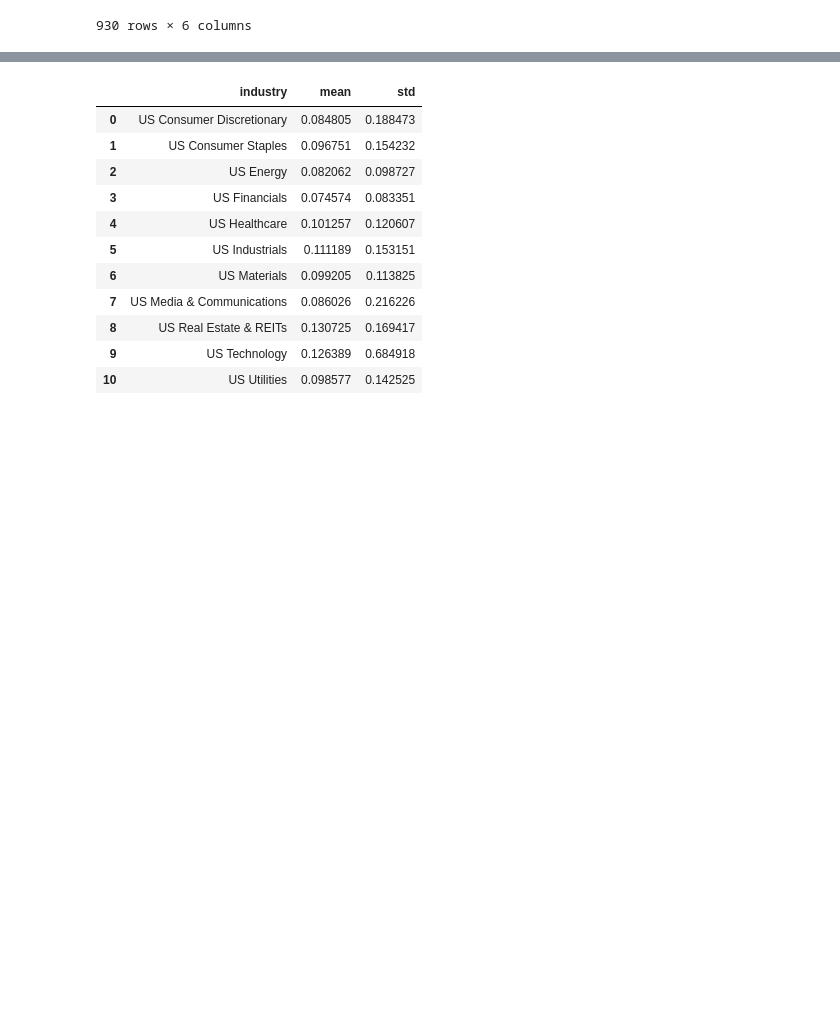
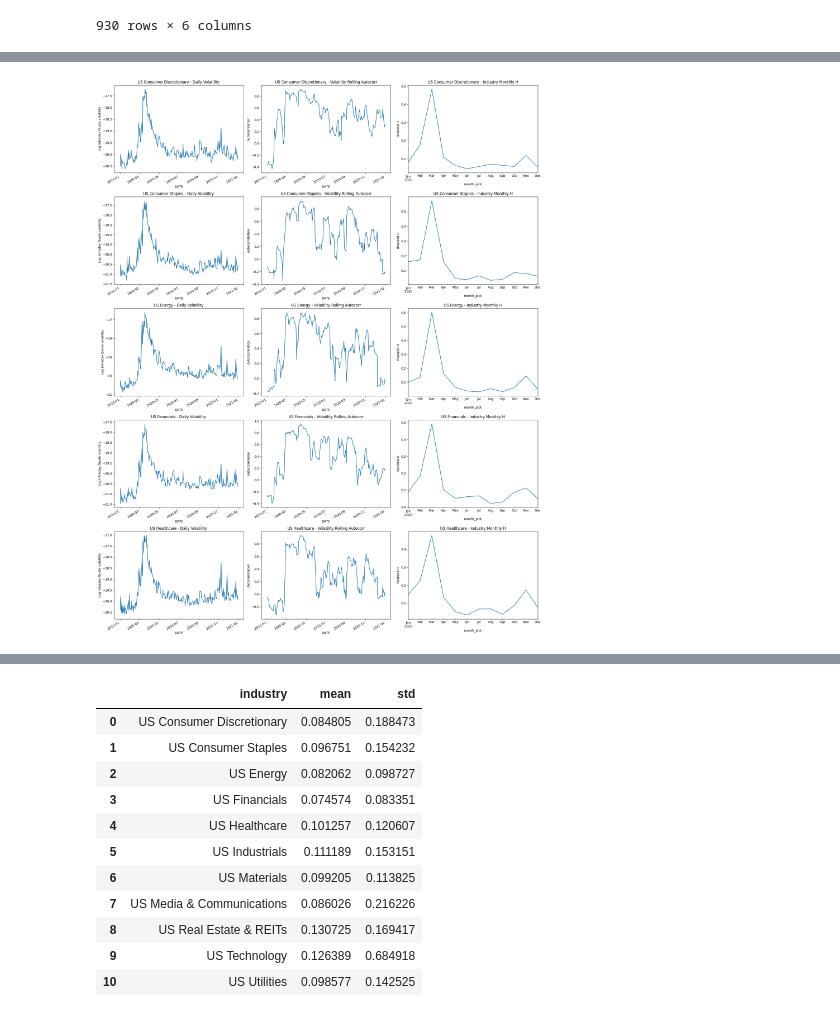
Before and after one commit to roshnx/buy-rough-sell-smooth, a Jupyter notebook: Realized_Vol_Regression.ipynb, the cells around one changed output, grey strips where cells are left out. Cells and saved outputs as stored; diff of their text form; code cells hidden in the pictures; blank space fills up the shorter version.

Commit message:
analysis of realized H

```diff
--- a/Realized_Vol_Regression.ipynb
+++ b/Realized_Vol_Regression.ipynb
@@ -112,0 +142,21 @@ betas[betas['Betas']>=0.5]
+# %%
+# volind = vols.copy()
+# volind['log_ivol_q'] = np.log(volind['ivol_q'])
+# volind = volind.loc[:, ['log_ivol_q', 'industry', 'DATE']]
+# volind['DATE'] = pd.to_datetime(volind['DATE'])
+# volind['month'] = volind['DATE'].dt.to_period('M')
+# volind = volind.groupby(['industry', 'month'])['log_ivol_q'].mean().reset_index()
+# volind = volind.pivot(index='month', columns='industry', values='log_ivol_q')
+# volind = volind[analysis_industries]
+# volind
+
+volind = vols.copy()
+volind['log_ivol_q'] = np.log(volind['ivol_q'])
+volind = volind.loc[:, ['log_ivol_q', 'industry', 'DATE']]
+volind['DATE'] = pd.to_datetime(volind['DATE'])
+volind = volind.groupby(['industry', 'DATE'])['log_ivol_q'].mean().reset_index()
+volind = volind.pivot(index='DATE', columns='industry', values='log_ivol_q')
+volind_rolling_autocorr = volind.rolling(window=20).apply(lambda x: x.autocorr(lag=1))
+volind_rolling_autocorr = volind_rolling_autocorr.loc['2020':'2020']
+volind = volind.loc['2020':'2020']
+volind
@@ -112,0 +178,25 @@ betas[betas['Betas']>=0.5]
+# %%
+fig, axes = plt.subplots(len(analysis_industries), 3, figsize=(20, 5 * len(analysis_industries)))
+
+for i, industry in enumerate(analysis_industries):
+    # Plot volind data
+    volind[industry].plot(ax=axes[i, 0], title=f'{industry} - Daily Volatility ')
+    axes[i, 0].set_ylabel('Log Intraday Quote volatility')
+
+    # Plot volind_rolling_autocorr data
+    volind_rolling_autocorr[industry].plot(ax=axes[i, 1], title=f'{industry} - Volatility Rolling Autocorr')
+    axes[i, 1].set_ylabel('Autocorrelation')
+
+    # volind_rolling_std_diff[industry].plot(ax=axes[i, 2], title=f'{industry} - Volind Rolling volatility of difference')
+    # axes[i, 2].set_ylabel('Rolling standard deviation of difference')
+
+    # Plot industry_monthly_H data
+    industry_monthly_H2[industry].plot(ax=axes[i, 2], title=f'{industry} - Industry Monthly H')
+    axes[i, 2].set_ylabel('Realized H')
+
+
+
+plt.tight_layout()
+plt.show()
+# %% [output]
+[figure, added]
```
Also changed, not shown: parts of 7 cells of this notebook.
